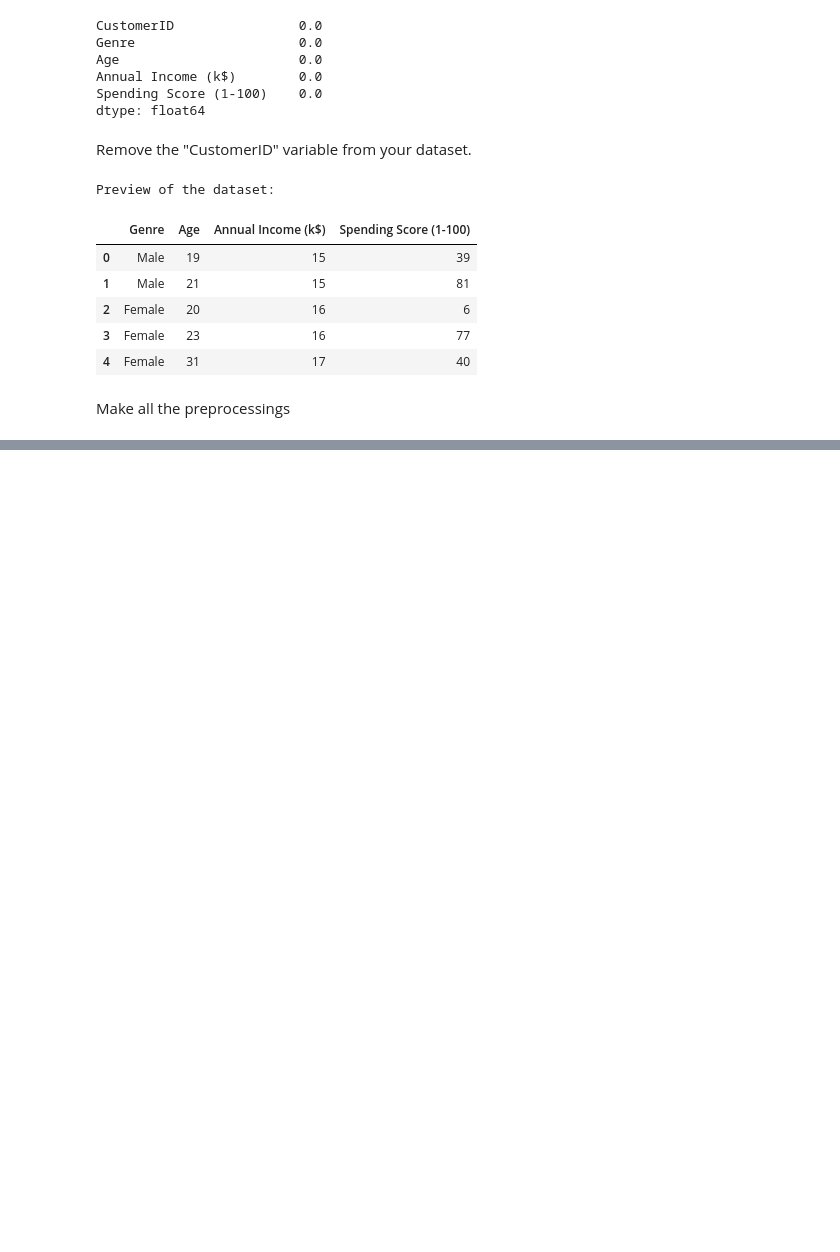
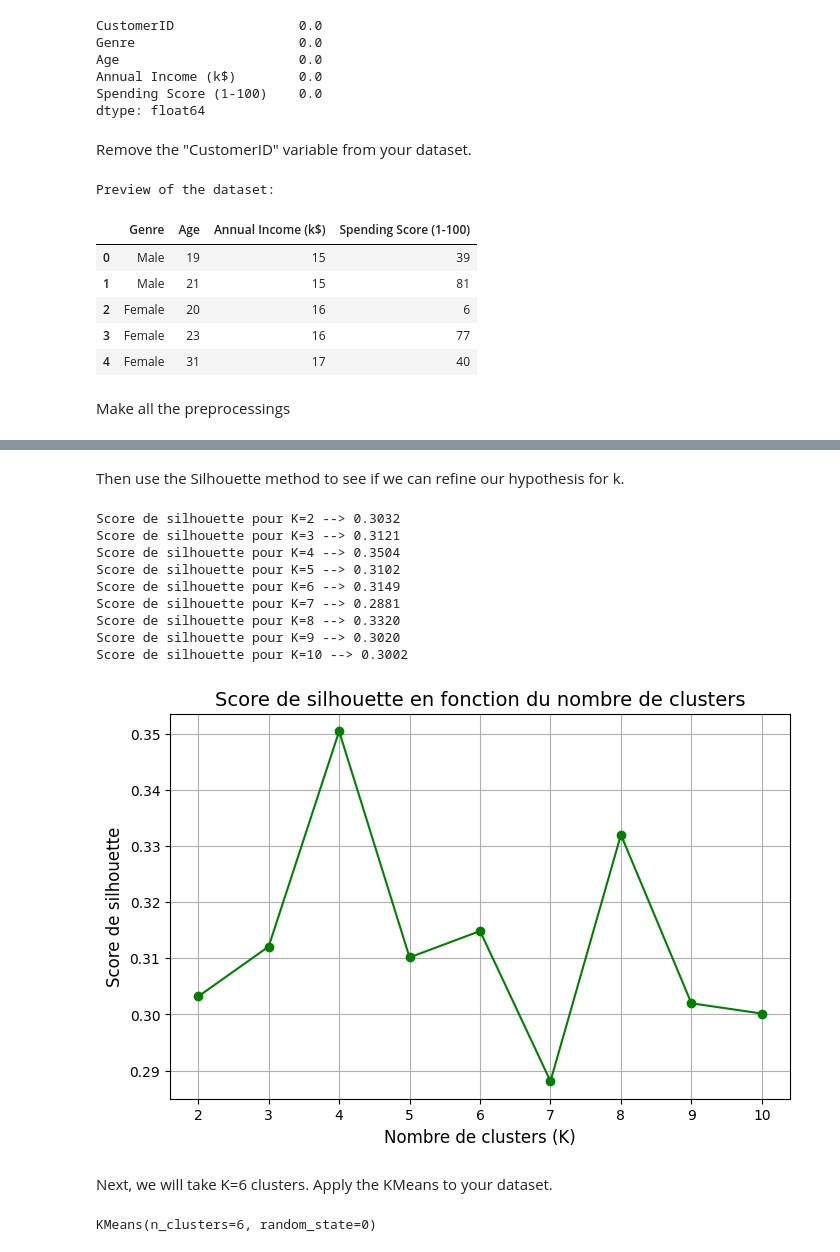
Before and after one commit to msche81/2-Jedha_Fullstack, a Jupyter notebook: 7_unsupervised_machine_learning/1_KMeans/1-2_Know_your_customers_KMeans.ipynb, the cells around one changed output, grey strips where cells are left out. Drawn from its saved outputs; the diff is of its cells as text; code cells hidden in the pictures; blank space fills up the shorter version.

```diff
--- a/7_unsupervised_machine_learning/1_KMeans/1-2_Know_your_customers_KMeans.ipynb
+++ b/7_unsupervised_machine_learning/1_KMeans/1-2_Know_your_customers_KMeans.ipynb
@@ -108,0 +189,43 @@ preprocessor = Column
+# %% [markdown]
+Then use the Silhouette method to see if we can refine our hypothesis for k.
+# %%
+# Initialisation des listes pour stocker les résultats
+silhouette_scores = []
+k_values = list(range(2, 11))  # Les valeurs de K commencent à 2
+
+# Calcul des scores de silhouette pour chaque valeur de K
+for k in k_values:
+    kmeans = KMeans(n_clusters=k, random_state=0, n_init='auto')
+    kmeans.fit(dataset_cleaned)
+    score = silhouette_score(dataset_cleaned, kmeans.labels_)
+    silhouette_scores.append(score)
+    print(f"Score de silhouette pour K={k} --> {score:.4f}")
+
+# Visualisation des scores de silhouette
+plt.figure(figsize=(8, 5))
+plt.plot(k_values, silhouette_scores, marker='o', linestyle='-', color='g')
+plt.title("Score de silhouette en fonction du nombre de clusters", fontsize=14)
+plt.xlabel("Nombre de clusters (K)", fontsize=12)
+plt.ylabel("Score de silhouette", fontsize=12)
+plt.xticks(k_values)
+plt.grid(True)
+plt.show()
+# %% [output]
+Score de silhouette pour K=2 --> 0.3032
+Score de silhouette pour K=3 --> 0.3121
+Score de silhouette pour K=4 --> 0.3504
+Score de silhouette pour K=5 --> 0.3102
+Score de silhouette pour K=6 --> 0.3149
+Score de silhouette pour K=7 --> 0.2881
+Score de silhouette pour K=8 --> 0.3320
+Score de silhouette pour K=9 --> 0.3020
+Score de silhouette pour K=10 --> 0.3002
+[figure, added]
+# %% [markdown]
+Next, we will take K=6 clusters. Apply the KMeans to your dataset.
+# %%
+# Application de KMeans
+kmeans = KMeans(n_clusters=6, random_state=0)
+kmeans.fit(dataset_cleaned)
+# %% [output]
+KMeans(n_clusters=6, random_state=0)
```
Also changed, not shown: parts of 13 cells of this notebook.
